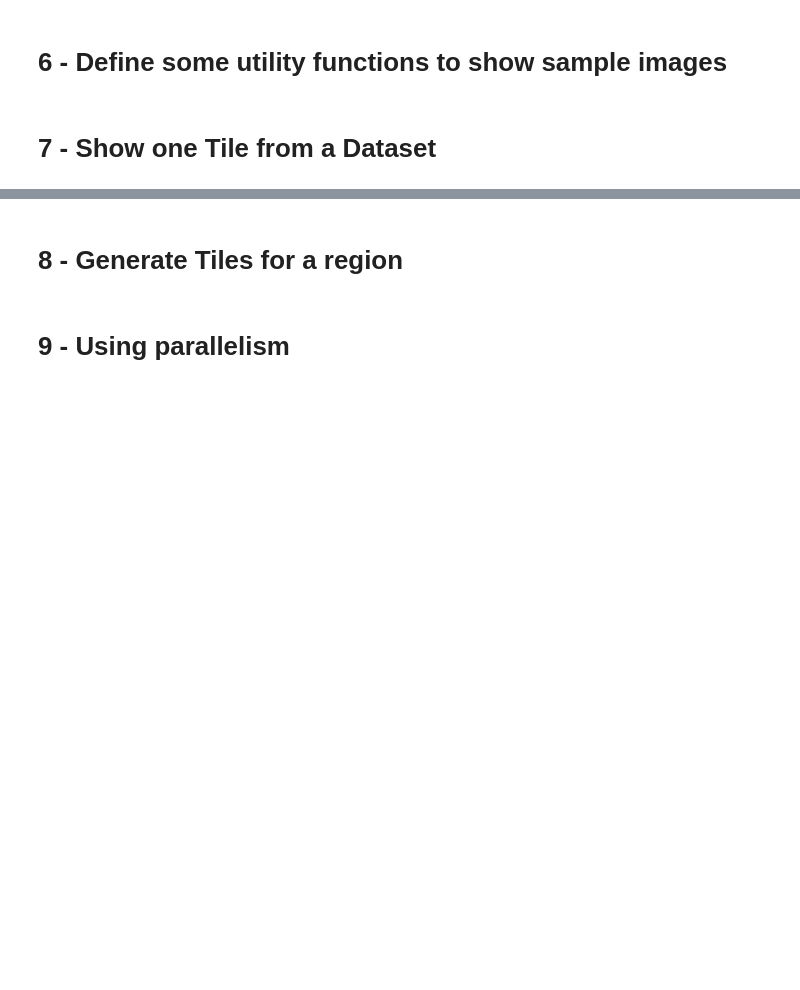
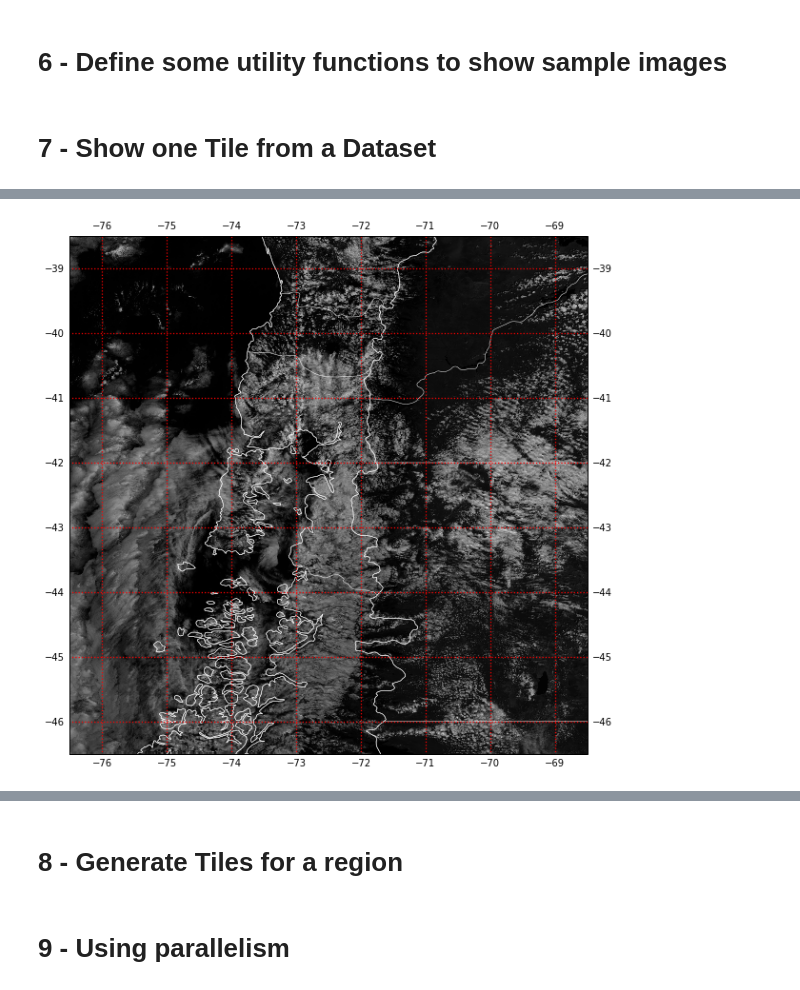
Before and after one commit to garciafido/cima-goes, a Jupyter notebook: cima_goes_usage.ipynb, the cells around one changed output, grey strips where cells are left out. Drawn from its saved outputs; the diff is of its cells as text; code cells hidden in the pictures; blank space fills up the shorter version.

```diff
--- a/cima_goes_usage.ipynb
+++ b/cima_goes_usage.ipynb
@@ -102,16 +102,15 @@ getting_blobs()
 # 5 -  Get a netCDF4 Dataset from a blob
 # %%
 @timeit
-def get_netcdf_dataset():
+def get_netcdf_dataset(product_band):
     goes_storage = get_goes_storage_access()
-    product_band = ProductBand(Product.CMIPF, Band.CLEAN_LONGWAVE_WINDOW)
     band_blobs = goes_storage.one_hour_blobs(2019, 60, 16, product_band)
     blob = band_blobs.blobs[0]
     dataset = goes_storage.get_dataset(blob)
     return dataset
 
 
-print(get_netcdf_dataset())
+print(get_netcdf_dataset(ProductBand(Product.CMIPF, Band.CLEAN_LONGWAVE_WINDOW)))
 # %% [markdown]
 # 6 - Define some utility functions to show sample images
 # %%
@@ -214,0 +198,78 @@ show_one_tile  6623.11 ms
+# %%
+import numpy as np
+from cima.goes.tiles import Tile
+from cima.goes.data import CLOUD_TOPS_PALETTE, get_lats_lons, compose_RGB
+
+
+def get_red_tile():
+    return Tile(
+        lat_south=-46.5,
+        lat_north=-38.5,
+        lon_west=-76.5,
+        lon_east=-68.5,
+        x_min=10597,
+        x_max=11928,
+        y_min=18402,
+        y_max=19512)
+
+
+def get_color_tile():
+    return Tile(
+        lat_south=-46.5,
+        lat_north=-38.5,
+        lon_west=-76.5,
+        lon_east=-68.5,
+        x_min=5298,
+        x_max=5964,
+        y_min=9201,
+        y_max=9756)
+
+
+@timeit
+def show_RGB():
+    print('RGB')
+    R_ds = get_netcdf_dataset(ProductBand(Product.CMIPF, Band.RED))
+    V_ds = get_netcdf_dataset(ProductBand(Product.CMIPF, Band.VEGGIE))
+    B_ds = get_netcdf_dataset(ProductBand(Product.CMIPF, Band.BLUE))
+    red_tile = get_red_tile()
+    color_tile = get_color_tile()
+    lats, lons = get_lats_lons(R_ds, red_tile)
+    RGB, R, G, B = compose_RGB(R_ds, V_ds, B_ds, red_tile, color_tile, color_tile)
+    show_rgb_tile(
+        red_tile,
+        RGB,
+        lats=lats,
+        lons=lons
+        )
+
+
+@timeit
+def show_one_tile(product):
+    print(product.value)
+    albedo = lambda data: (data * np.pi * 0.3) / 663.274497
+    transform = lambda data:  np.power(albedo(data), 1.5)
+    if product == Product.RadF:
+        variable = 'Rad'
+    else:
+        variable = 'CMI'
+    dataset = get_netcdf_dataset(ProductBand(product, Band.RED))
+    tile = get_red_tile()
+    lats, lons = get_lats_lons(dataset, tile)
+    data = dataset.variables[variable][
+        tile.y_min : tile.y_max,
+        tile.x_min : tile.x_max
+    ]
+    data = transform(data)
+    show_tile(
+        tile,
+        image=data,
+        lats=lats,
+        lons=lons,
+        cmap='gray'
+        )
+
+
+show_one_tile(Product.RadF)
+show_one_tile(Product.CMIPF)
+show_RGB()
+# %% [output]
@@ -214,0 +278 @@ show_one_tile  6623.11 ms
+[figure, added]
```
Also changed, not shown: parts of 4 cells of this notebook.
